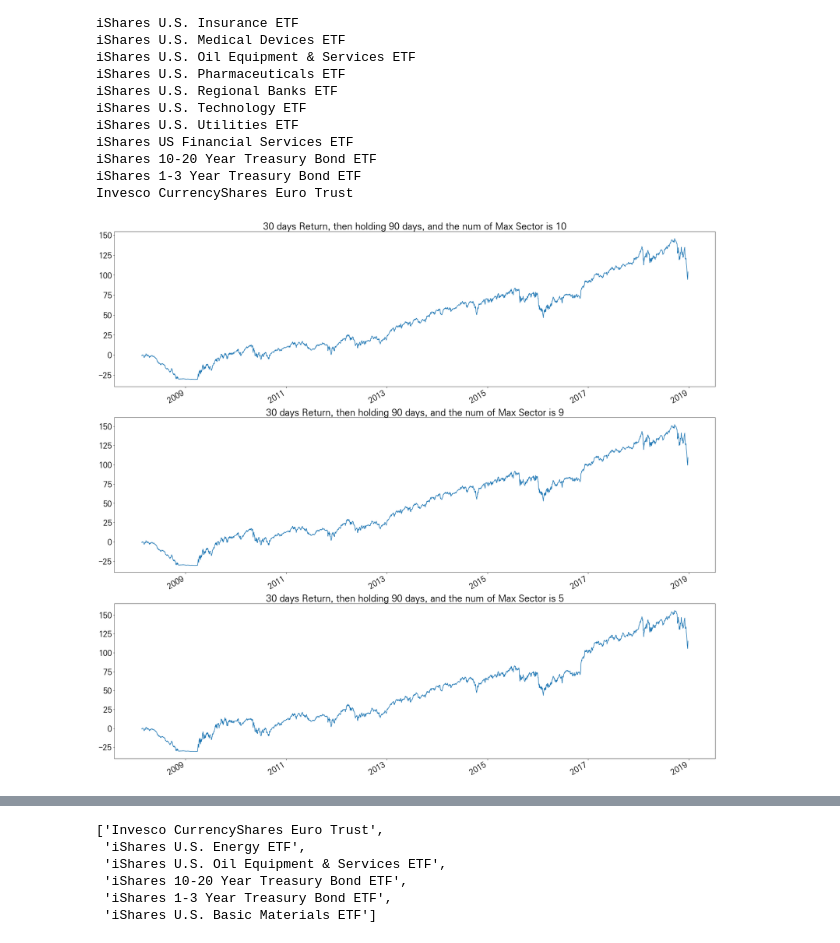
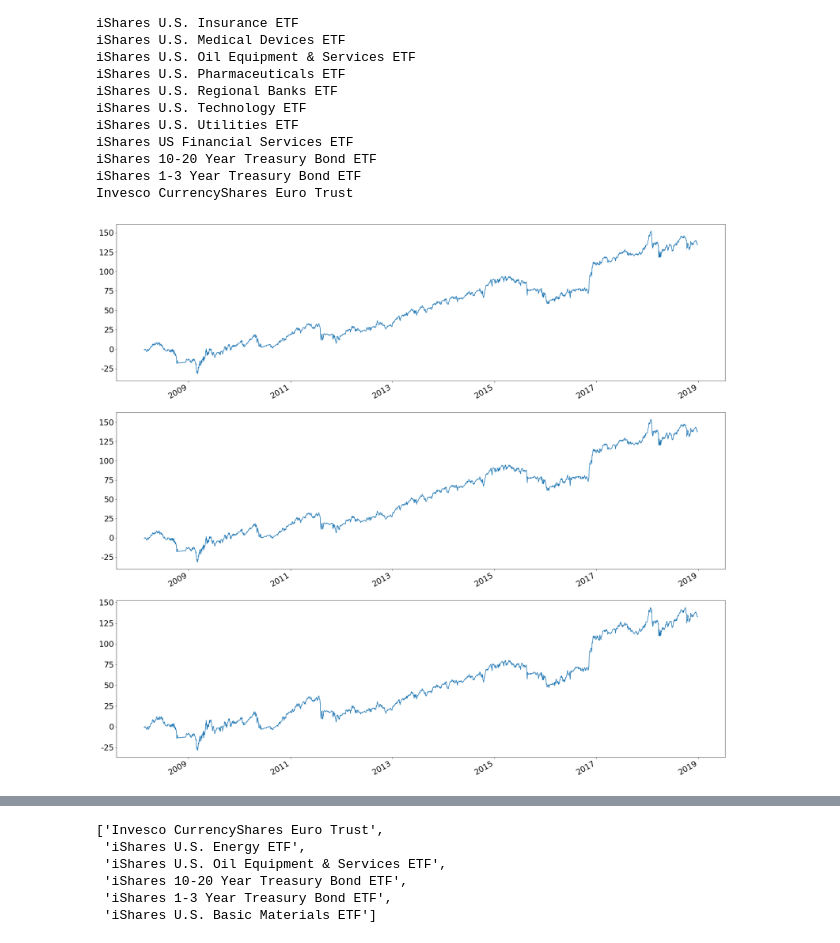
Before and after one commit to mannypac12/WiseData, a Jupyter notebook: Dual Momentum With US STOCK ETF.ipynb, the cells around one changed output, grey strips where cells are left out. Drawn from its saved outputs; the diff is of its cells as text; code cells hidden in the pictures.

```diff
--- a/Dual Momentum With US STOCK ETF.ipynb
+++ b/Dual Momentum With US STOCK ETF.ipynb
@@ -6,11 +6,11 @@ import matplotlib as mpl
 
 %matplotlib inline
 # %%
-objOne = dtc.BasicDualMomentum(file="US_ETF_AND_SORTS.xlsx")
+objOne = s.BasicDualMomentum(file="US_ETF_AND_SORTS.xlsx")
 # test_one = objOne.brc_chan_breakout()
-test_two = objOne.compositReturn(windows=30, holding_date=90, start=0, sec=10)
-test_two_1 = objOne.compositReturn(windows=30, holding_date=90, start=0, sec=9)
-test_two_2 = objOne.compositReturn(windows=30, holding_date=90, start=0, sec=5)
+test_two = objOne.compositReturn(windows=150, holding_date=20, start=0, sec=10)
+test_two_1 = objOne.compositReturn(windows=150, holding_date=20, start=0, sec=9)
+test_two_2 = objOne.compositReturn(windows=150, holding_date=20, start=0, sec=5)
 # %%
 for sec in objOne.ret.columns:
     print(sec)
@@ -37,20 +37,20 @@ Invesco CurrencyShares Euro Trust
 # %%
 font = {'family' : 'KopubDotum',
         'size'   : 22}
 
 mpl.rc('font', **font)
 plt.rcParams['axes.unicode_minus'] = False
 
 fig, (ax1, ax2, ax3) = plt.subplots(3,1)
 fig.set_size_inches((30,30))
 
 for i, test, ax in zip([10, 9, 5], [test_two, test_two_1, test_two_2], [ax1, ax2, ax3]):
 
-    pf=dtc.PfAnalysis(test)
+    pf=s.PfAnalysis(test)
     (pf.cumReturn().sub(1).div(1/100)).plot(ax=ax)
 
 
-    ax.set_title(f"30 days Return, then holding 90 days, and the num of Max Sector is {i}")
+#     ax.set_title(f"30 days Return, then holding 90 days, and the num of Max Sector is {i}")
 # %% [output]
-[figure, old version]
+[figure, new version]
 # %%
```
Also changed, not shown: parts of 4 cells of this notebook, 1 other file.
